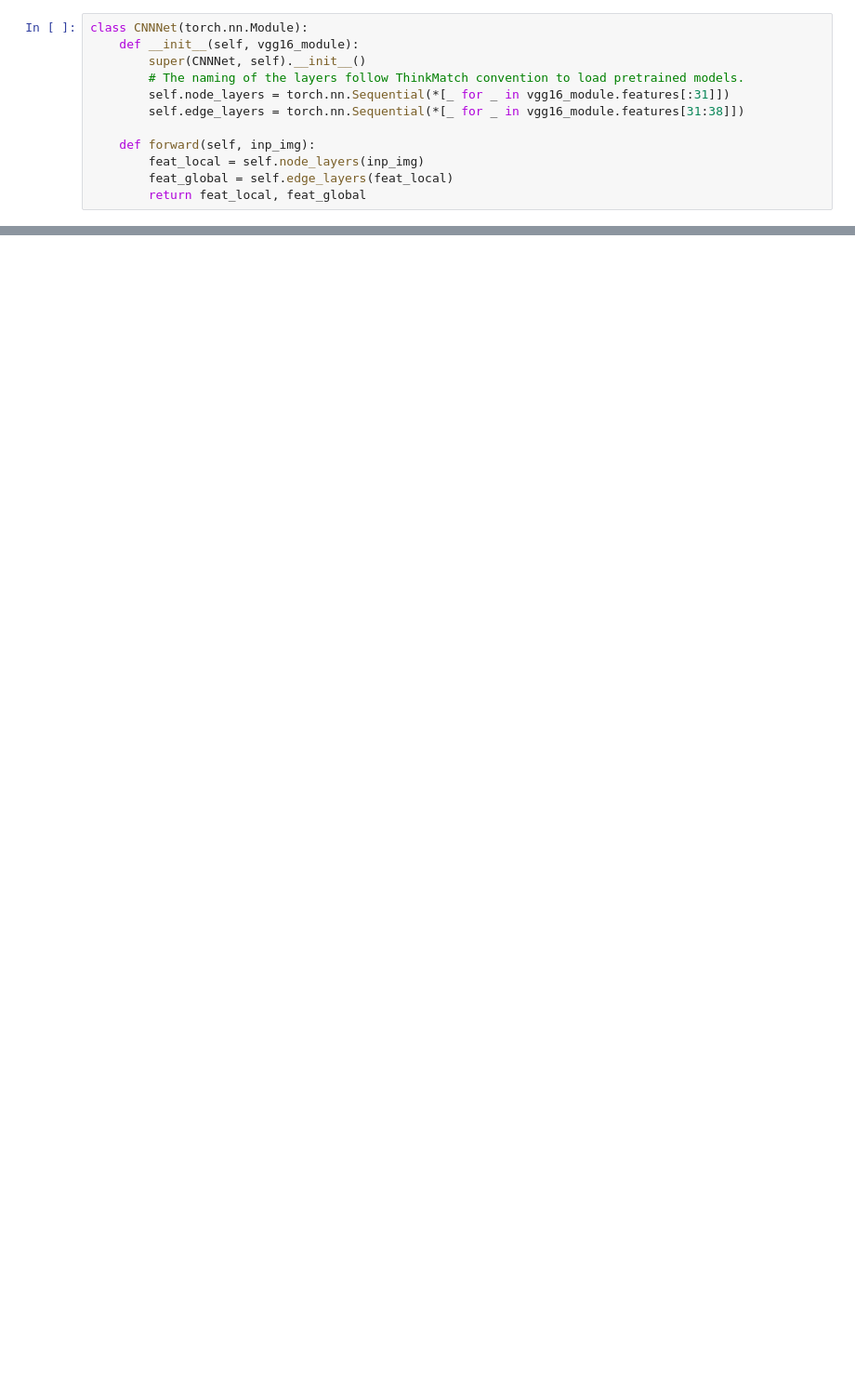
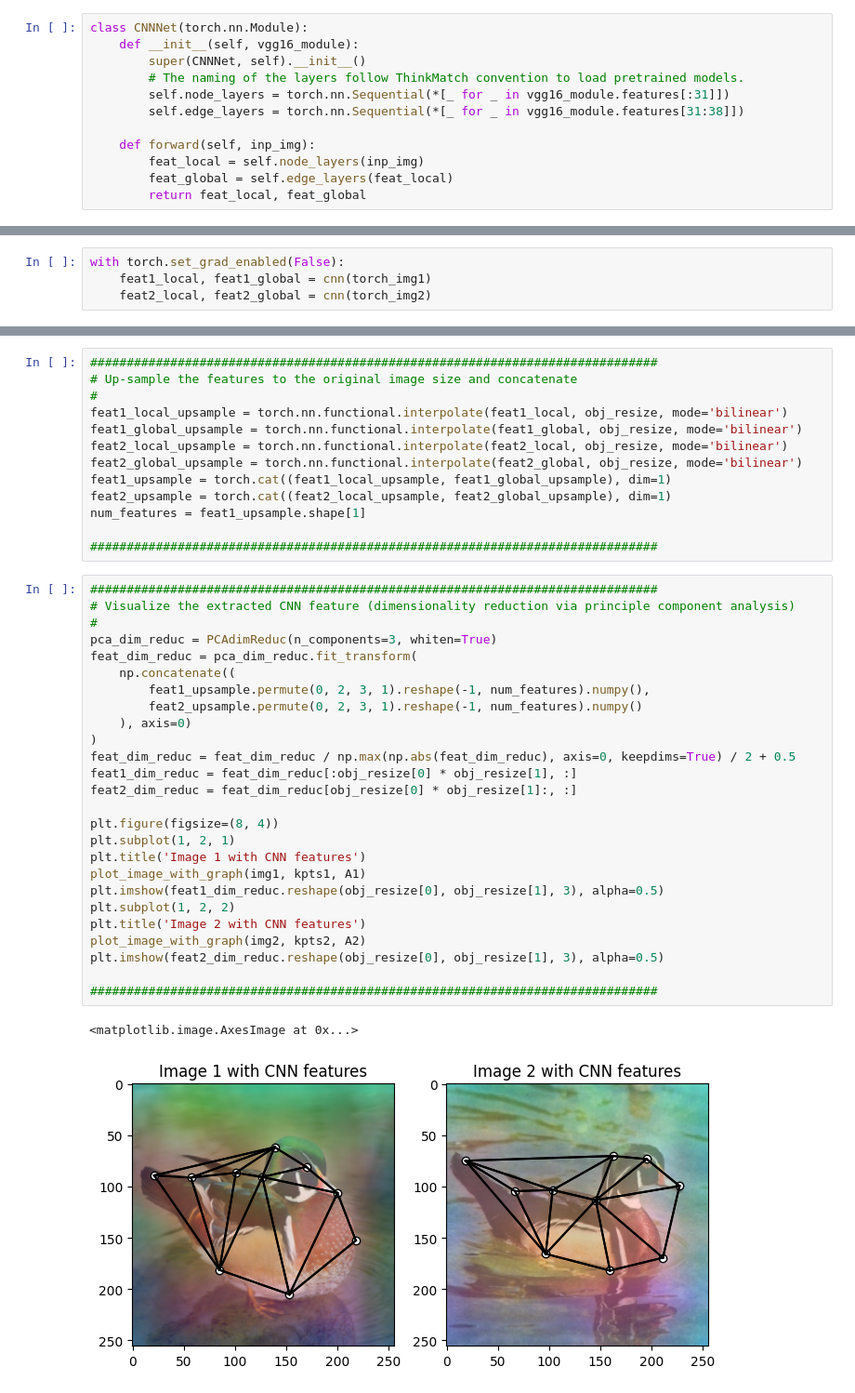
Before and after one commit to Entarochuan/SJTU-CourseAssignments, a Jupyter notebook: DL/Final_Proj/Pyotrch_Version/pytorch_version.ipynb, the cells around one changed output, grey strips where cells are left out. Shown at 93% size. Saved outputs shown, nothing was run; the diff lists cells and outputs as text; blank space fills up the shorter version.

```diff
--- a/DL/Final_Proj/Pyotrch_Version/pytorch_version.ipynb
+++ b/DL/Final_Proj/Pyotrch_Version/pytorch_version.ipynb
@@ -101,0 +120,4 @@ ycm02@fourier's password:
+# %%
+with torch.set_grad_enabled(False):
+    feat1_local, feat1_global = cnn(torch_img1)
+    feat2_local, feat2_global = cnn(torch_img2)
@@ -101,0 +134,42 @@ ycm02@fourier's password:
+# %%
+##############################################################################
+# Up-sample the features to the original image size and concatenate
+#
+feat1_local_upsample = torch.nn.functional.interpolate(feat1_local, obj_resize, mode='bilinear')
+feat1_global_upsample = torch.nn.functional.interpolate(feat1_global, obj_resize, mode='bilinear')
+feat2_local_upsample = torch.nn.functional.interpolate(feat2_local, obj_resize, mode='bilinear')
+feat2_global_upsample = torch.nn.functional.interpolate(feat2_global, obj_resize, mode='bilinear')
+feat1_upsample = torch.cat((feat1_local_upsample, feat1_global_upsample), dim=1)
+feat2_upsample = torch.cat((feat2_local_upsample, feat2_global_upsample), dim=1)
+num_features = feat1_upsample.shape[1]
+
+##############################################################################
+# %%
+##############################################################################
+# Visualize the extracted CNN feature (dimensionality reduction via principle component analysis)
+#
+pca_dim_reduc = PCAdimReduc(n_components=3, whiten=True)
+feat_dim_reduc = pca_dim_reduc.fit_transform(
+    np.concatenate((
+        feat1_upsample.permute(0, 2, 3, 1).reshape(-1, num_features).numpy(),
+        feat2_upsample.permute(0, 2, 3, 1).reshape(-1, num_features).numpy()
+    ), axis=0)
+)
+feat_dim_reduc = feat_dim_reduc / np.max(np.abs(feat_dim_reduc), axis=0, keepdims=True) / 2 + 0.5
+feat1_dim_reduc = feat_dim_reduc[:obj_resize[0] * obj_resize[1], :]
+feat2_dim_reduc = feat_dim_reduc[obj_resize[0] * obj_resize[1]:, :]
+
+plt.figure(figsize=(8, 4))
+plt.subplot(1, 2, 1)
+plt.title('Image 1 with CNN features')
+plot_image_with_graph(img1, kpts1, A1)
+plt.imshow(feat1_dim_reduc.reshape(obj_resize[0], obj_resize[1], 3), alpha=0.5)
+plt.subplot(1, 2, 2)
+plt.title('Image 2 with CNN features')
+plot_image_with_graph(img2, kpts2, A2)
+plt.imshow(feat2_dim_reduc.reshape(obj_resize[0], obj_resize[1], 3), alpha=0.5)
+
+##############################################################################
+# %% [output]
+<matplotlib.image.AxesImage at 0x...>
+[figure, added]
```
Also changed, not shown: parts of 27 cells of this notebook.
